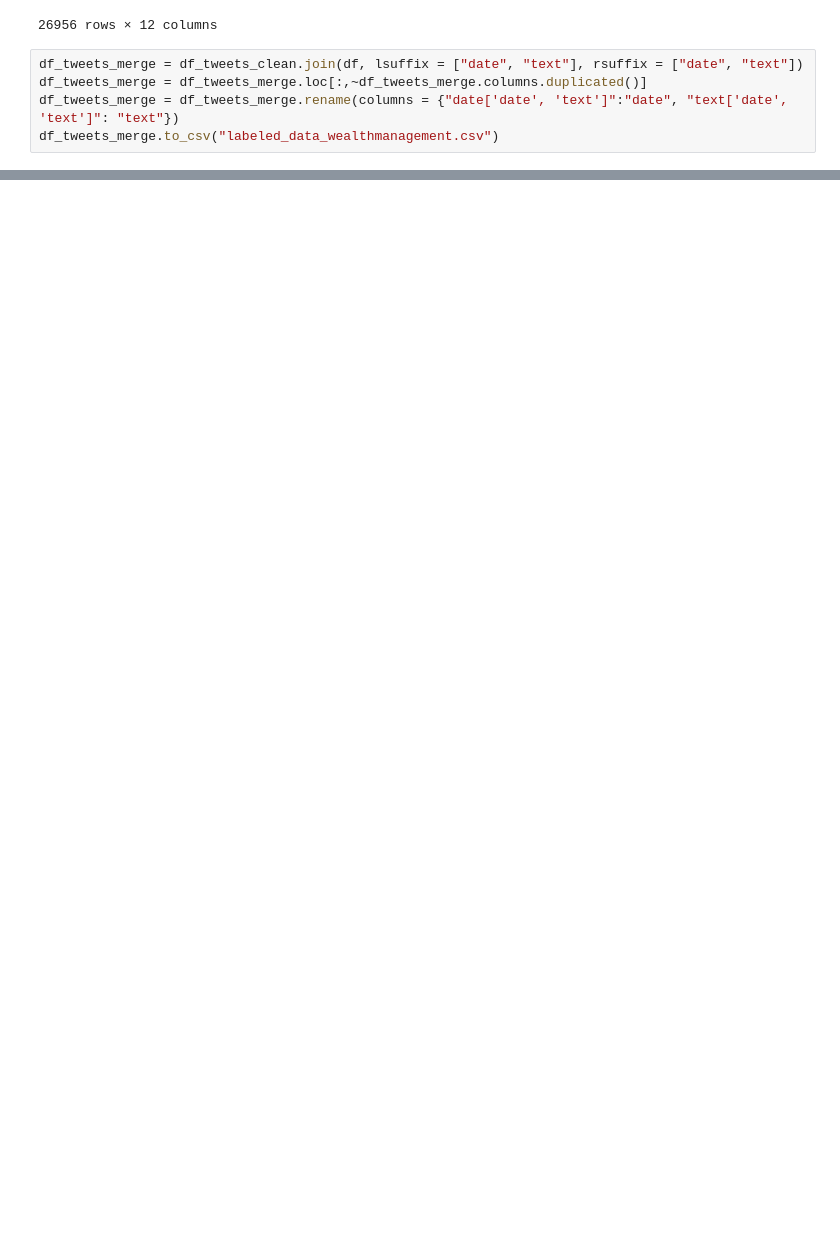
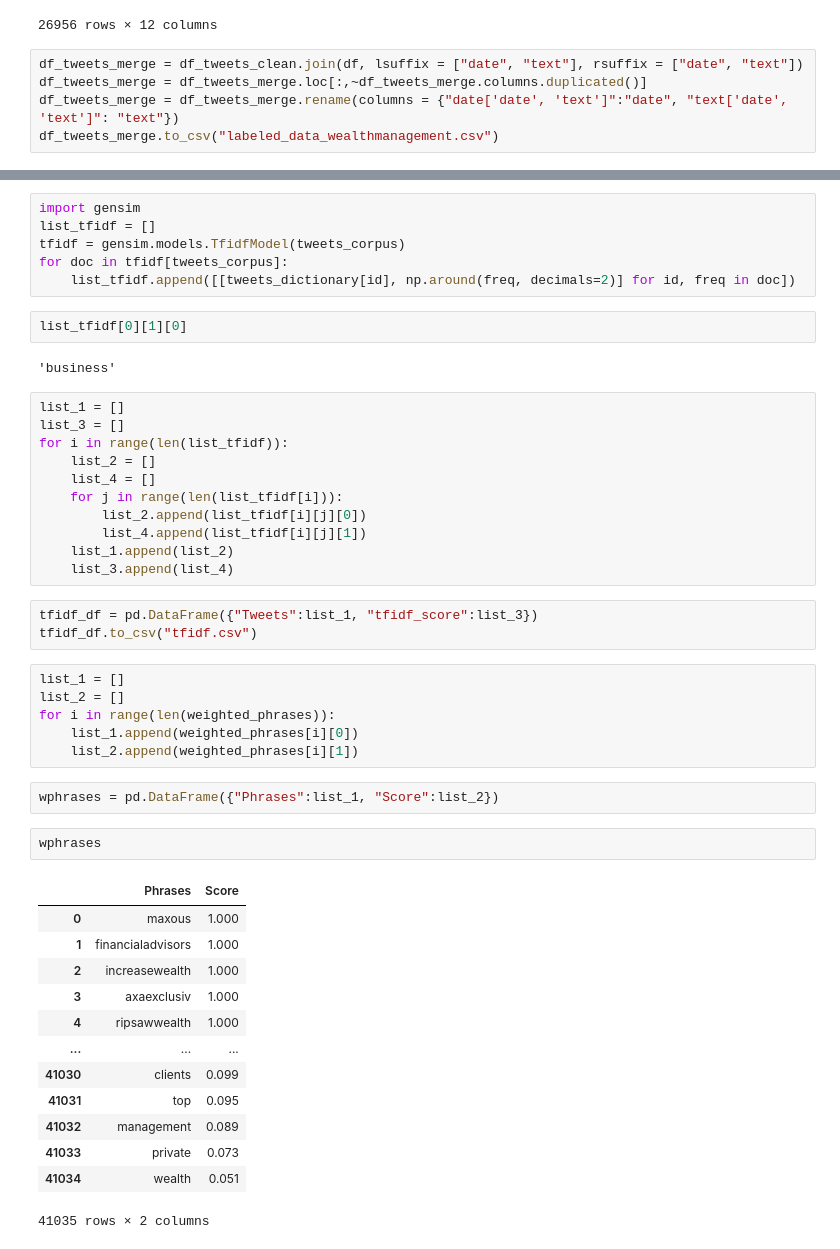
Before and after one commit to adityabaser/Morgan-Stanley-Sentiment-Analysis, a Jupyter notebook: Topicmodeling-wealthmanagement .ipynb, the cells around one changed output, grey strips where cells are left out. Drawn from its saved outputs; the diff is of its cells as text; blank space fills up the shorter version.

```diff
--- a/Topicmodeling-wealthmanagement .ipynb
+++ b/Topicmodeling-wealthmanagement .ipynb
@@ -216,0 +226,48 @@ df_tweets_merge.to_csv("labeled_data_wealthmanagement.csv")
+# %%
+import gensim
+list_tfidf = []
+tfidf = gensim.models.TfidfModel(tweets_corpus)
+for doc in tfidf[tweets_corpus]:
+    list_tfidf.append([[tweets_dictionary[id], np.around(freq, decimals=2)] for id, freq in doc])
+# %%
+list_tfidf[0][1][0]
+# %% [output]
+'business'
+# %%
+list_1 = []
+list_3 = []
+for i in range(len(list_tfidf)):
+    list_2 = []
+    list_4 = []
+    for j in range(len(list_tfidf[i])):
+        list_2.append(list_tfidf[i][j][0])
+        list_4.append(list_tfidf[i][j][1])
+    list_1.append(list_2)
+    list_3.append(list_4)
+# %%
+tfidf_df = pd.DataFrame({"Tweets":list_1, "tfidf_score":list_3})
+tfidf_df.to_csv("tfidf.csv")
+# %%
+list_1 = []
+list_2 = []
+for i in range(len(weighted_phrases)):
+    list_1.append(weighted_phrases[i][0])
+    list_2.append(weighted_phrases[i][1])
+# %%
+wphrases = pd.DataFrame({"Phrases":list_1, "Score":list_2})
+# %%
+wphrases
+# %% [output]
+|  | Phrases | Score |
+| 0 | maxous | 1.000 |
+| 1 | financialadvisors | 1.000 |
+| 2 | increasewealth | 1.000 |
+| 3 | axaexclusiv | 1.000 |
+| 4 | ripsawwealth | 1.000 |
+| ... | ... | ... |
+| 41030 | clients | 0.099 |
+| 41031 | top | 0.095 |
+| 41032 | management | 0.089 |
+| 41033 | private | 0.073 |
+| 41034 | wealth | 0.051 |
+41035 rows × 2 columns
```
Also changed, not shown: parts of 2 cells of this notebook, 16 other files.
